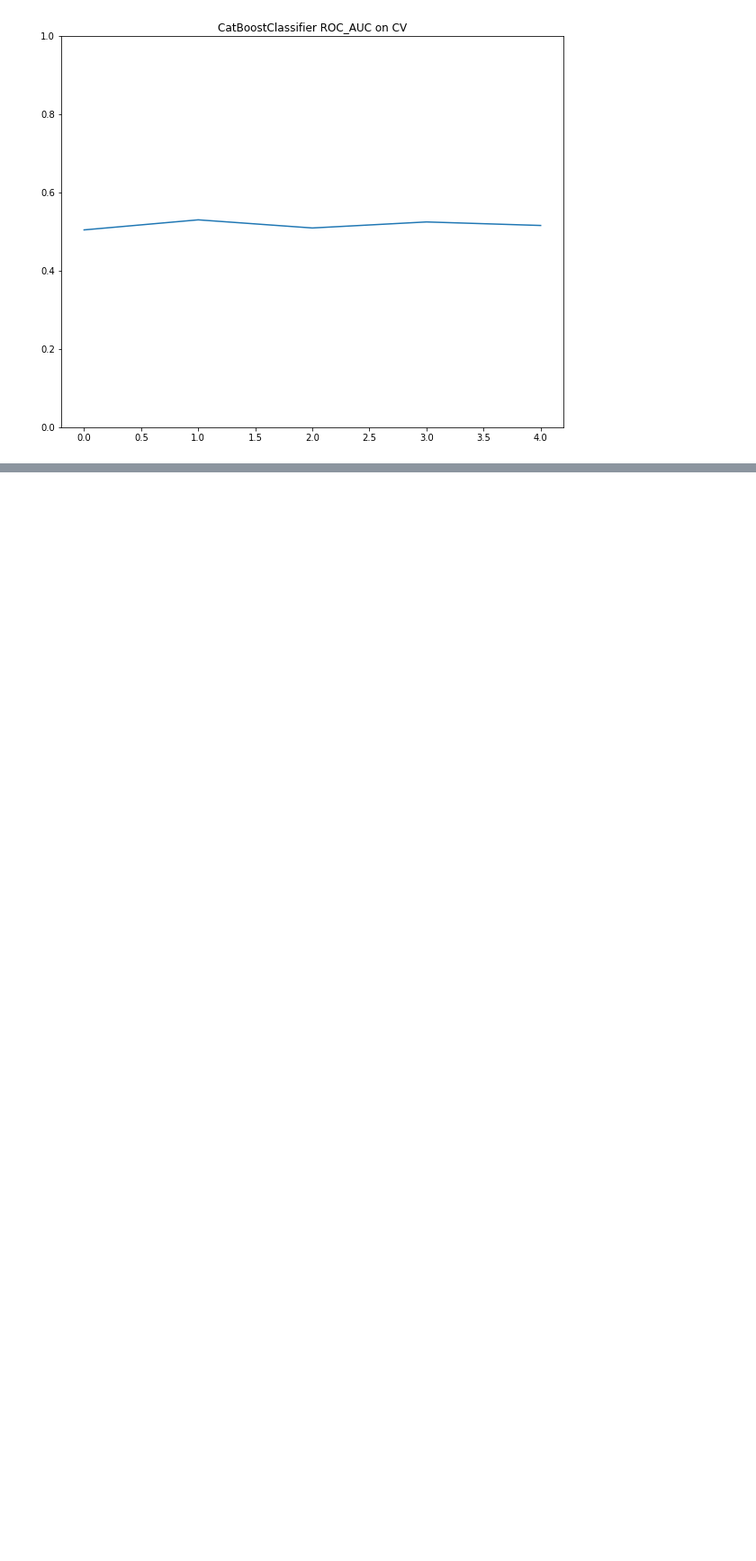
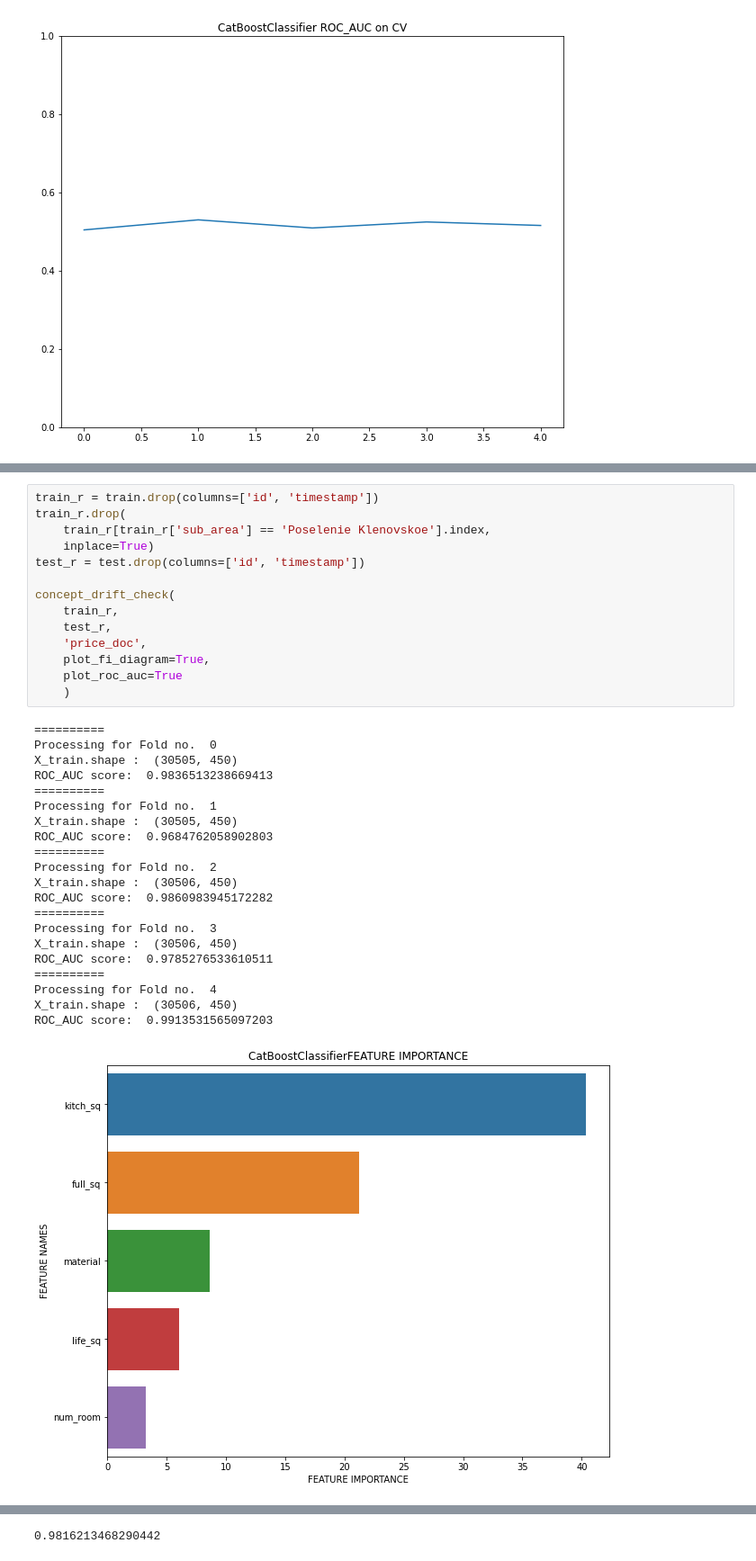
Before and after one commit to AlexGrunt/MLValidation, a Jupyter notebook: adversarial_validation/[1]adversarial_validation_tool.ipynb, the cells around one changed output, grey strips where cells are left out. Shown: that part at 90% size. Cells and saved outputs as stored; diff of their text form; blank space fills up the shorter version.

```diff
--- a/adversarial_validation/[1]adversarial_validation_tool.ipynb
+++ b/adversarial_validation/[1]adversarial_validation_tool.ipynb
@@ -144,0 +300,36 @@ ROC_AUC score:  0.5155458333333334
+# %%
+train_r = train.drop(columns=['id', 'timestamp'])
+train_r.drop(
+    train_r[train_r['sub_area'] == 'Poselenie Klenovskoe'].index,
+    inplace=True)
+test_r = test.drop(columns=['id', 'timestamp'])
+
+concept_drift_check(
+    train_r,
+    test_r,
+    'price_doc',
+    plot_fi_diagram=True,
+    plot_roc_auc=True
+    )
+# %% [output]
+==========
+Processing for Fold no.  0
+X_train.shape :  (30505, 450)
+ROC_AUC score:  0.9836513238669413
+==========
+Processing for Fold no.  1
+X_train.shape :  (30505, 450)
+ROC_AUC score:  0.9684762058902803
+==========
+Processing for Fold no.  2
+X_train.shape :  (30506, 450)
+ROC_AUC score:  0.9860983945172282
+==========
+Processing for Fold no.  3
+X_train.shape :  (30506, 450)
+ROC_AUC score:  0.9785276533610511
+==========
+Processing for Fold no.  4
+X_train.shape :  (30506, 450)
+ROC_AUC score:  0.9913531565097203
+[figure, added]
@@ -144,0 +337 @@ ROC_AUC score:  0.5155458333333334
+0.9816213468290442
```
Also changed, not shown: parts of 23 cells of this notebook.
